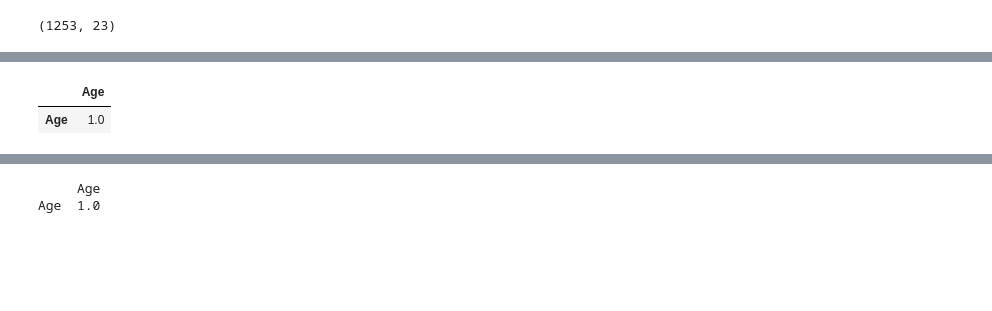
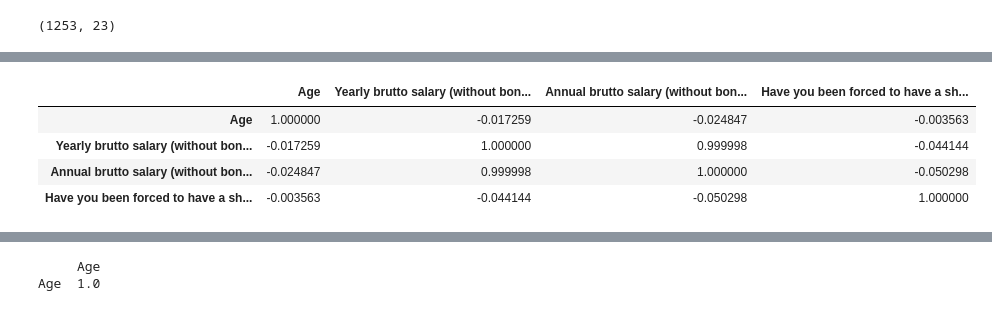
Before and after one commit to webstarO/Week-8, a Jupyter notebook: CSV_docs/EU salary data.ipynb, the cells around one changed output, grey strips where cells are left out. Cells and saved outputs as stored; diff of their text form; code cells hidden in the pictures; blank space fills up the shorter version.

```diff
--- a/CSV_docs/EU salary data.ipynb
+++ b/CSV_docs/EU salary data.ipynb
@@ -116,7 +112,10 @@ df.describe
 
 [1253 rows x 23 columns]>
 # %%
-summary.corr(method='pearson')
+df.corr(method='pearson')
 # %% [output]
-|  | Age |
-| Age | 1.0 |
+|  | Age | Yearly brutto salary (without bon... | Annual brutto salary (without bon... | Have you been forced to have a sh... |
+| Age | 1.000000 | -0.017259 | -0.024847 | -0.003563 |
+| Yearly brutto salary (without bon... | -0.017259 | 1.000000 | 0.999998 | -0.044144 |
+| Annual brutto salary (without bon... | -0.024847 | 0.999998 | 1.000000 | -0.050298 |
+| Have you been forced to have a sh... | -0.003563 | -0.044144 | -0.050298 | 1.000000 |
```
Also changed, not shown: parts of 12 cells of this notebook.
